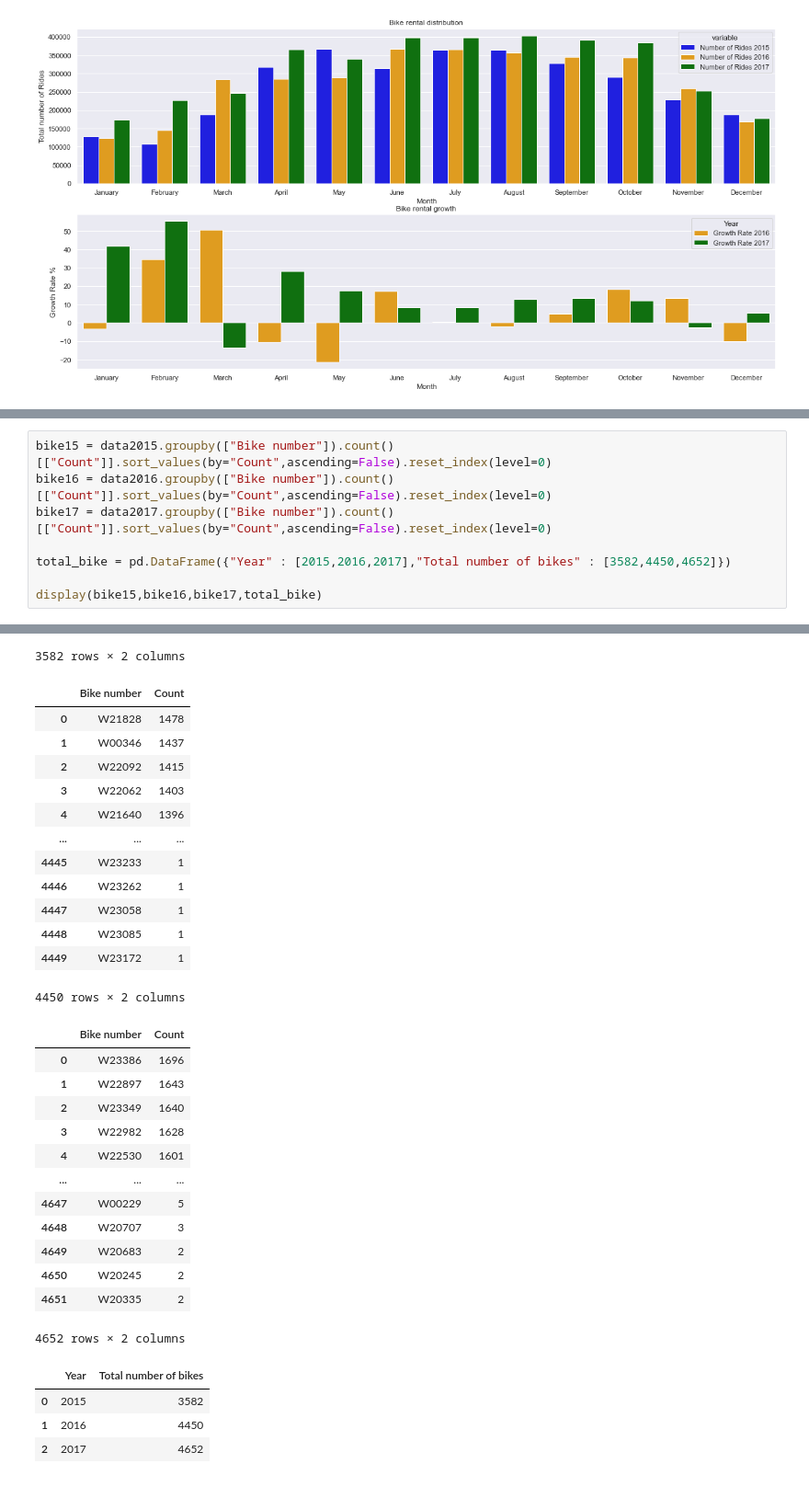
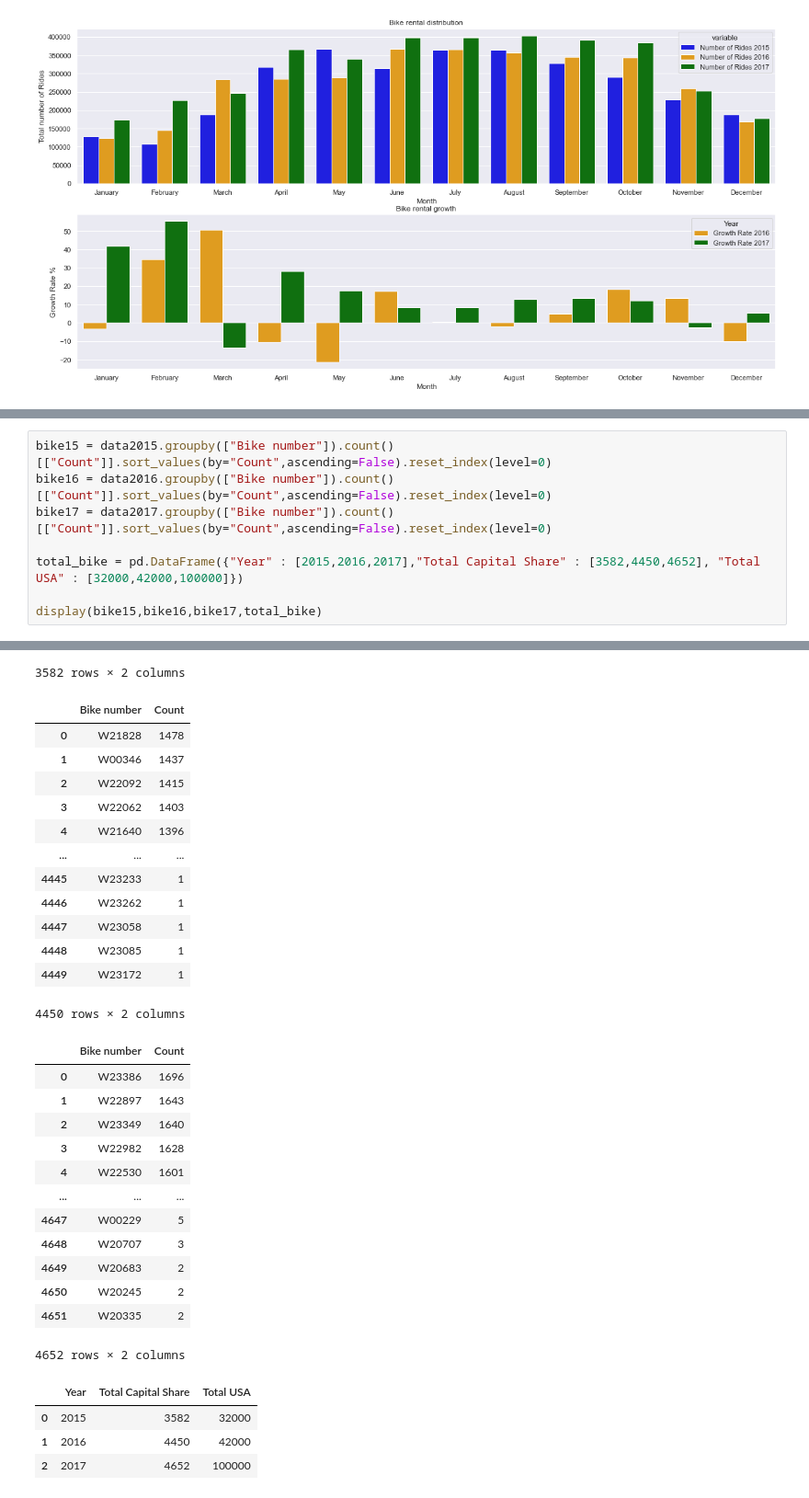
Before and after one commit to lvuduy/Capital-Bike-Share, a Jupyter notebook: Capital Bike Share.ipynb, the cells around one changed output, grey strips where cells are left out. Shown at 92% size. Drawn from its saved outputs; the diff is of its cells as text.

Commit message:
Analysis Data 2015-17

```diff
--- a/Capital Bike Share.ipynb
+++ b/Capital Bike Share.ipynb
@@ -959,7 +972,7 @@ bike15 = data2015.groupby(["Bike number"]).count()[["Count"]].sort_values(by="Co
 bike16 = data2016.groupby(["Bike number"]).count()[["Count"]].sort_values(by="Count",ascending=False).reset_index(level=0)
 bike17 = data2017.groupby(["Bike number"]).count()[["Count"]].sort_values(by="Count",ascending=False).reset_index(level=0)
 
-total_bike = pd.DataFrame({"Year" : [2015,2016,2017],"Total number of bikes" : [3582,4450,4652]})
+total_bike = pd.DataFrame({"Year" : [2015,2016,2017],"Total Capital Share" : [3582,4450,4652], "Total USA" : [32000,42000,100000]})
 
 display(bike15,bike16,bike17,total_bike)
 # %% [output]
@@ -975,34 +988,34 @@ display(bike15,bike16,bike17,total_bike)
 | 3579 | W00768 | 3 |
 | 3580 | W00585 | 1 |
 | 3581 | ?(0x0000000074BEBCE4) | 1 |
 3582 rows × 2 columns
 |  | Bike number | Count |
 | 0 | W21828 | 1478 |
 | 1 | W00346 | 1437 |
 | 2 | W22092 | 1415 |
 | 3 | W22062 | 1403 |
 | 4 | W21640 | 1396 |
 | ... | ... | ... |
 | 4445 | W23233 | 1 |
 | 4446 | W23262 | 1 |
 | 4447 | W23058 | 1 |
 | 4448 | W23085 | 1 |
 | 4449 | W23172 | 1 |
 4450 rows × 2 columns
 |  | Bike number | Count |
 | 0 | W23386 | 1696 |
 | 1 | W22897 | 1643 |
 | 2 | W23349 | 1640 |
 | 3 | W22982 | 1628 |
 | 4 | W22530 | 1601 |
 | ... | ... | ... |
 | 4647 | W00229 | 5 |
 | 4648 | W20707 | 3 |
 | 4649 | W20683 | 2 |
 | 4650 | W20245 | 2 |
 | 4651 | W20335 | 2 |
 4652 rows × 2 columns
-|  | Year | Total number of bikes |
-| 0 | 2015 | 3582 |
-| 1 | 2016 | 4450 |
-| 2 | 2017 | 4652 |
+|  | Year | Total Capital Share | Total USA |
+| 0 | 2015 | 3582 | 32000 |
+| 1 | 2016 | 4450 | 42000 |
+| 2 | 2017 | 4652 | 100000 |
```
Also changed, not shown: parts of 12 cells of this notebook.
